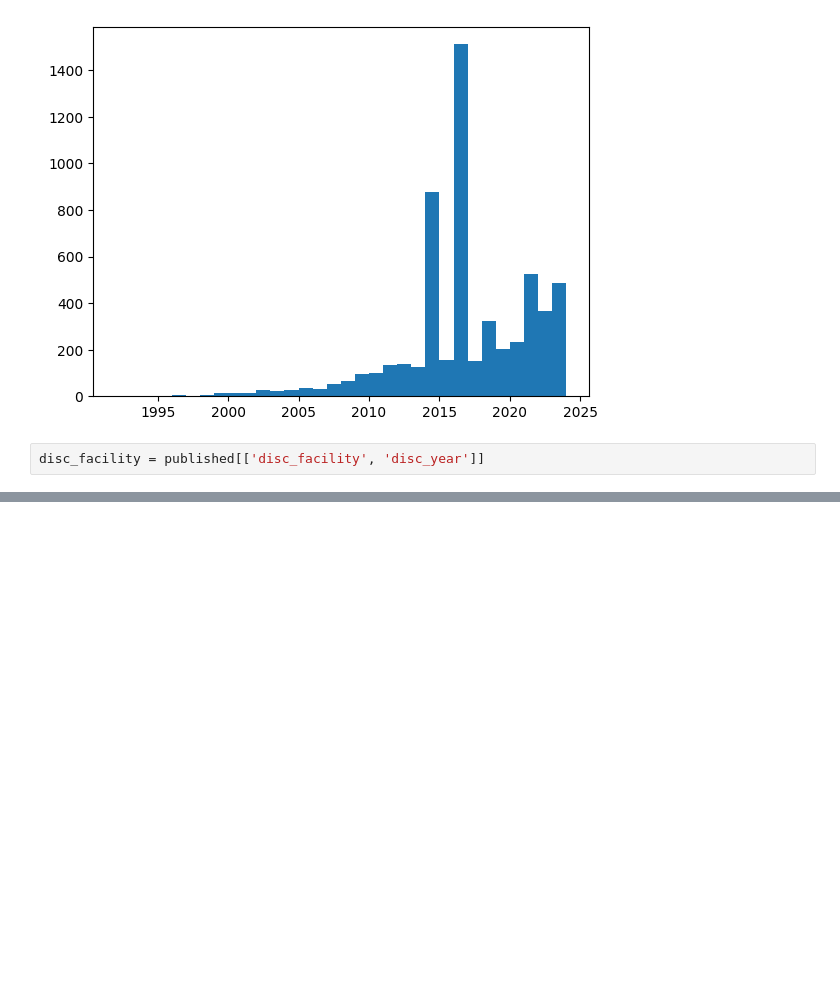
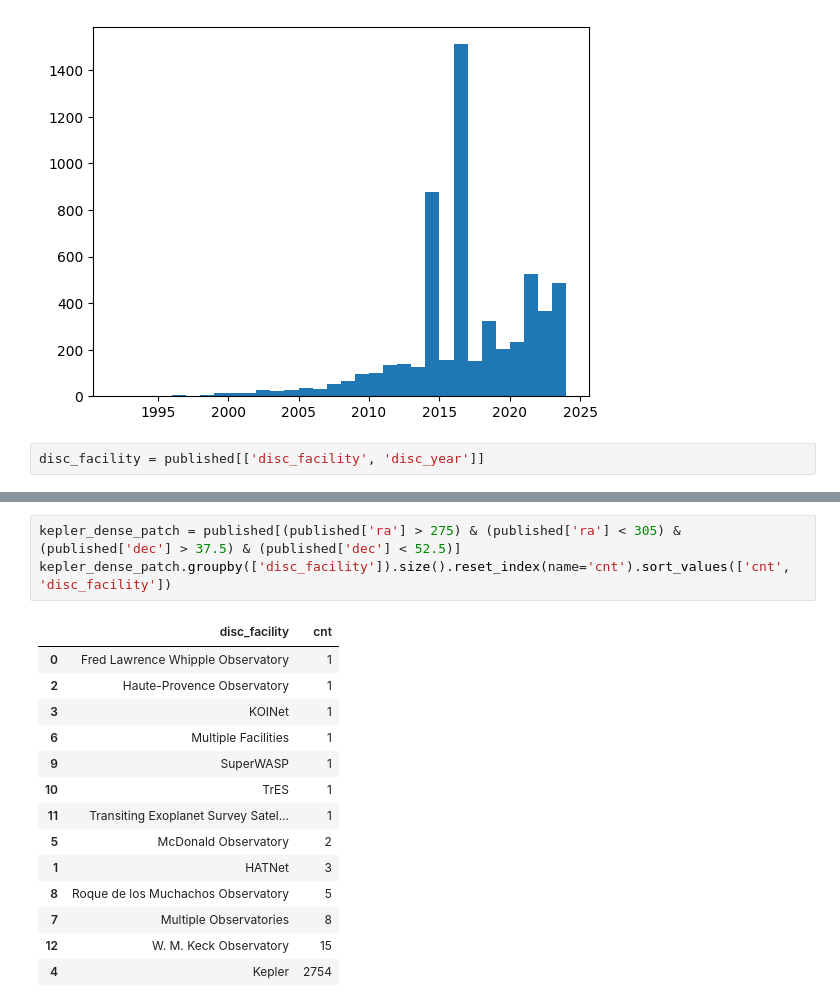
Before and after one commit to sophia268238/astronomy_ml, a Jupyter notebook: notebooks/exo_planet_stat.ipynb, the cells around one changed output, grey strips where cells are left out. Drawn from its saved outputs; the diff is of its cells as text; blank space fills up the shorter version.

```diff
--- a/notebooks/exo_planet_stat.ipynb
+++ b/notebooks/exo_planet_stat.ipynb
@@ -44,0 +68,18 @@ plt.grid()
+# %%
+kepler_dense_patch = published[(published['ra'] > 275) & (published['ra'] < 305) & (published['dec'] > 37.5) & (published['dec'] < 52.5)]
+kepler_dense_patch.groupby(['disc_facility']).size().reset_index(name='cnt').sort_values(['cnt', 'disc_facility'])
+# %% [output]
+|  | disc_facility | cnt |
+| 0 | Fred Lawrence Whipple Observatory | 1 |
+| 2 | Haute-Provence Observatory | 1 |
+| 3 | KOINet | 1 |
+| 6 | Multiple Facilities | 1 |
+| 9 | SuperWASP | 1 |
+| 10 | TrES | 1 |
+| 11 | Transiting Exoplanet Survey Satel... | 1 |
+| 5 | McDonald Observatory | 2 |
+| 1 | HATNet | 3 |
+| 8 | Roque de los Muchachos Observatory | 5 |
+| 7 | Multiple Observatories | 8 |
+| 12 | W. M. Keck Observatory | 15 |
+| 4 | Kepler | 2754 |
```
Also changed, not shown: parts of 8 cells of this notebook, 1 other file.
